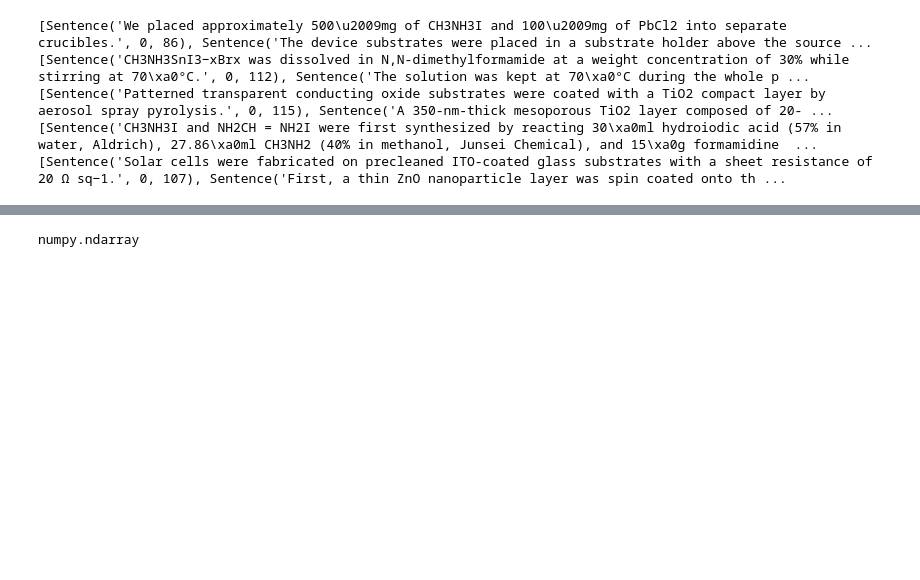
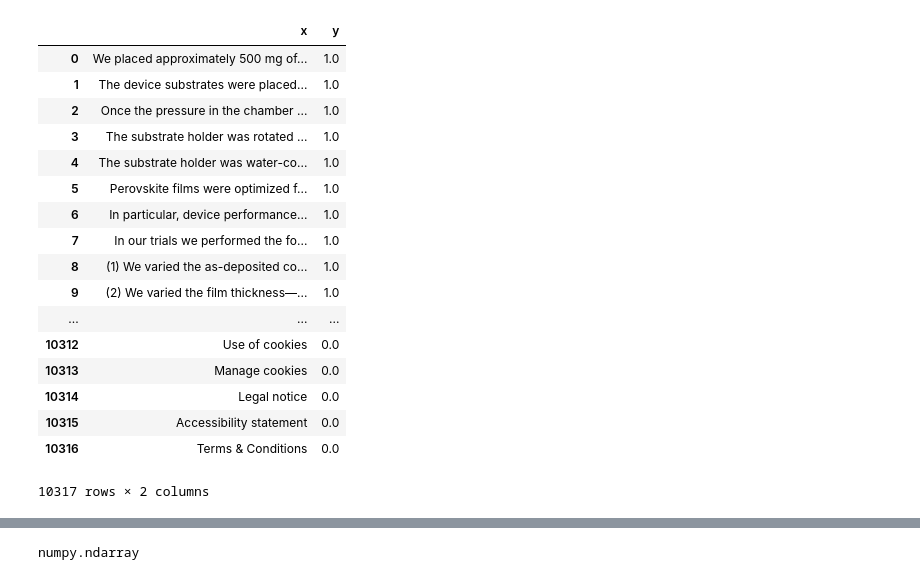
Before and after one commit to paper-parser/paper-parser, a Jupyter notebook: development_notebooks/Extract_synthesis_para.ipynb, the cells around one changed output, grey strips where cells are left out. Saved outputs shown, nothing was run; the diff lists cells and outputs as text; code cells hidden in the pictures; blank space fills up the shorter version.

```diff
--- a/development_notebooks/Extract_synthesis_para.ipynb
+++ b/development_notebooks/Extract_synthesis_para.ipynb
@@ -48,27 +48,40 @@ pipe = Pipeline([("cleaner", predictors()),
 # %%
 # Load sample data
 #manually identified/tagged synthesis paragraphs
-train_p = [[117, 118, 119], [112], [117], [122, 125], [88]]
-p=[1,2,3,4,5]
+train_p = [[117, 118, 119], [112], [117], [122, 125], [88],
+           [142, 146], [130], [115], [123,125], [105]]
+p = [1,2,3,4,5,6,7,8,9,10]
 syn_yes=[]
 syn_no=[]
 for i in range(len(p)):
-    sen_yes_arr, sen_no_arr = extract_sentences_original.extract_sentences('journal_articles/Paper' + str(p[i]) + '.html', train_p[p[i]-1])
-    print(sen_yes_arr)
+    sen_yes_arr, sen_no_arr = extract_sentences_original.extract_sentences(r'C:\Users\neels\Desktop\Data Science\paper-parser\examples\journal_articles\Paper' + str(p[i]) + '.html', train_p[p[i]-1])
     for j in range(len(sen_yes_arr)):
         syn_yes.append(sen_yes_arr[j])
     for k in range(len(sen_no_arr)):
         syn_no.append(sen_no_arr[k])
 Syn_sen=pd.DataFrame({'x':syn_yes, 'y':np.ones(len(syn_yes))}) #tagging
 Syn_not_sen=pd.DataFrame({'x':syn_no, 'y':np.zeros(len(syn_no))})
 Train=[Syn_sen,Syn_not_sen]
 train_data=pd.concat(Train,ignore_index=True)
 # %% [output]
+|  | x | y |
+| 0 | We placed approximately 500 mg of... | 1.0 |
+| 1 | The device substrates were placed... | 1.0 |
+| 2 | Once the pressure in the chamber ... | 1.0 |
+| 3 | The substrate holder was rotated ... | 1.0 |
+| 4 | The substrate holder was water-co... | 1.0 |
+| 5 | Perovskite films were optimized f... | 1.0 |
+| 6 | In particular, device performance... | 1.0 |
+| 7 | In our trials we performed the fo... | 1.0 |
+| 8 | (1) We varied the as-deposited co... | 1.0 |
+| 9 | (2) We varied the film thickness—... | 1.0 |
+| ... | ... | ... |
+| 10312 | Use of cookies | 0.0 |
+| 10313 | Manage cookies | 0.0 |
+| 10314 | Legal notice | 0.0 |
+| 10315 | Accessibility statement | 0.0 |
+| 10316 | Terms & Conditions | 0.0 |
-[Sentence('We placed approximately 500\u2009mg of CH3NH3I and 100\u2009mg of PbCl2 into separate crucibles.', 0, 86), Sentence('The device substrates were placed in a substrate holder above the source ...
-[Sentence('CH3NH3SnI3−xBrx was dissolved in N,N-dimethylformamide at a weight concentration of 30% while stirring at 70\xa0°C.', 0, 112), Sentence('The solution was kept at 70\xa0°C during the whole p ...
-[Sentence('Patterned transparent conducting oxide substrates were coated with a TiO2 compact layer by aerosol spray pyrolysis.', 0, 115), Sentence('A 350-nm-thick mesoporous TiO2 layer composed of 20- ...
-[Sentence('CH3NH3I and NH2CH = NH2I were first synthesized by reacting 30\xa0ml hydroiodic acid (57% in water, Aldrich), 27.86\xa0ml CH3NH2 (40% in methanol, Junsei Chemical), and 15\xa0g formamidine  ...
-[Sentence('Solar cells were fabricated on precleaned ITO-coated glass substrates with a sheet resistance of 20 Ω sq−1.', 0, 107), Sentence('First, a thin ZnO nanoparticle layer was spin coated onto th ...
+10317 rows × 2 columns
 # %%
 t=[0]
 test_p = [[109]]
```
Also changed, not shown: parts of 6 cells of this notebook.
